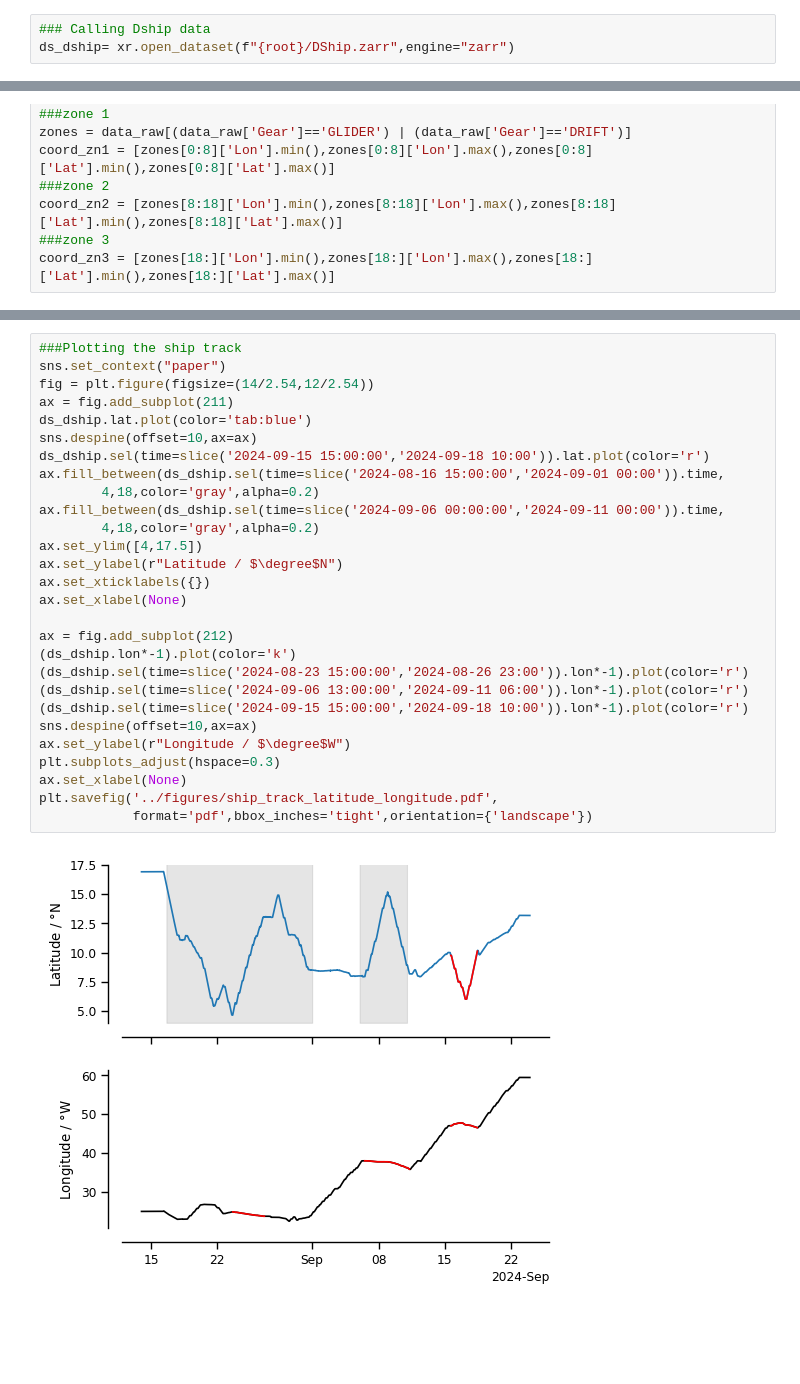
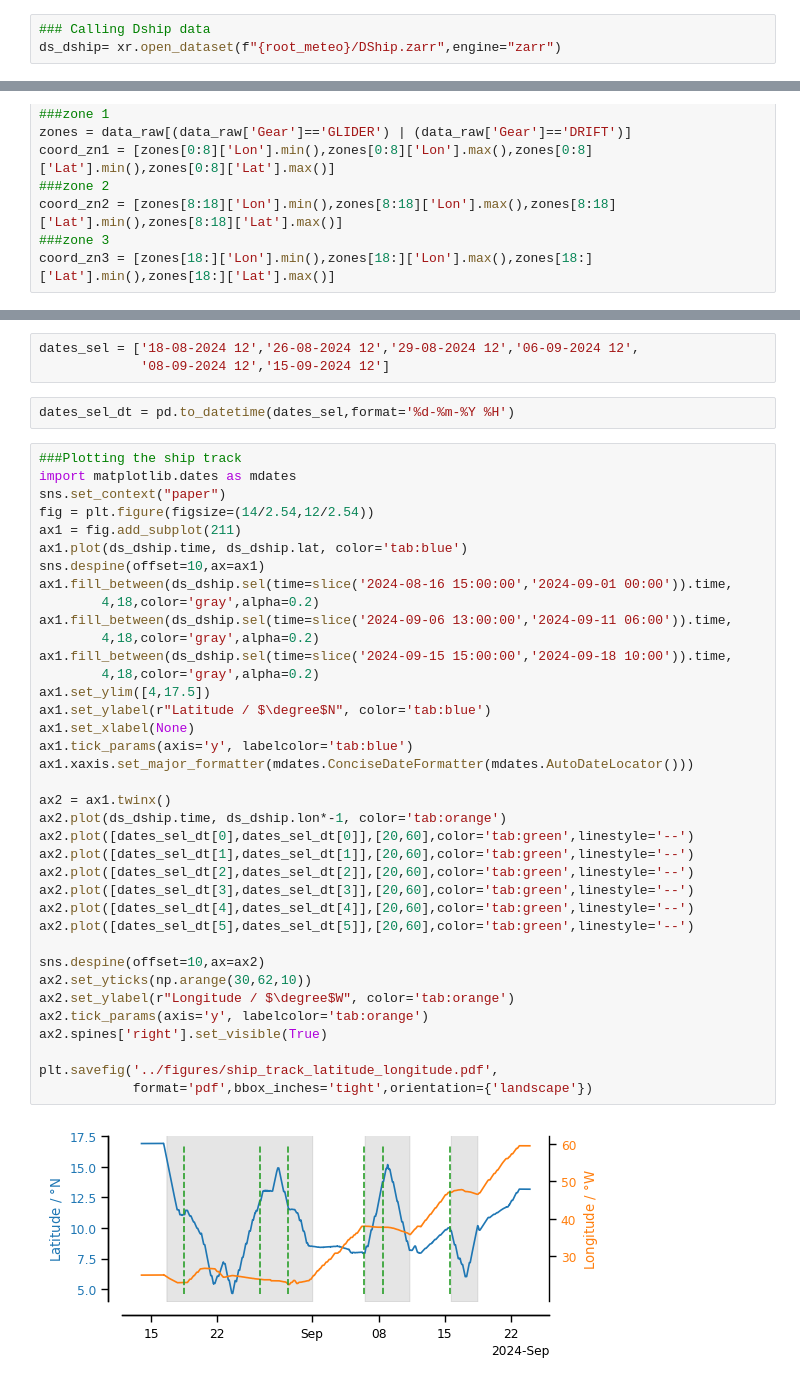
Before and after one commit to hansmsc90/bowtie_data_paper, a Jupyter notebook: scripts/ship_track.ipynb, the cells around one changed output, grey strips where cells are left out. Cells and saved outputs as stored; diff of their text form; blank space fills up the shorter version.

```diff
--- a/scripts/ship_track.ipynb
+++ b/scripts/ship_track.ipynb
@@ -64,6 +63,6 @@ ds_radios_asc = ds_radios.where(ds_radios.ascent_flag==0,drop=True)
 ds_radios_asc['time'] = ds_radios_asc.launch_time.squeeze().values
 # %%
 ### Calling Dship data
-ds_dship= xr.open_dataset(f"{root}/DShip.zarr",engine="zarr")
+ds_dship= xr.open_dataset(f"{root_meteo}/DShip.zarr",engine="zarr")
 # %%
 ### Read data log
@@ -194,30 +197,44 @@ plt.savefig('../figures/ship_track_and_instruments_triple_plot.png',
+# %%
+dates_sel = ['18-08-2024 12','26-08-2024 12','29-08-2024 12','06-09-2024 12',
+             '08-09-2024 12','15-09-2024 12']
+# %%
+dates_sel_dt = pd.to_datetime(dates_sel,format='%d-%m-%Y %H')
 # %%
 ###Plotting the ship track
+import matplotlib.dates as mdates
 sns.set_context("paper")
 fig = plt.figure(figsize=(14/2.54,12/2.54))
-ax = fig.add_subplot(211)
-ds_dship.lat.plot(color='tab:blue')
-sns.despine(offset=10,ax=ax)
-ds_dship.sel(time=slice('2024-09-15 15:00:00','2024-09-18 10:00')).lat.plot(color='r')
-ax.fill_between(ds_dship.sel(time=slice('2024-08-16 15:00:00','2024-09-01 00:00')).time,
+ax1 = fig.add_subplot(211)
+ax1.plot(ds_dship.time, ds_dship.lat, color='tab:blue')
+sns.despine(offset=10,ax=ax1)
+ax1.fill_between(ds_dship.sel(time=slice('2024-08-16 15:00:00','2024-09-01 00:00')).time,
         4,18,color='gray',alpha=0.2)
-ax.fill_between(ds_dship.sel(time=slice('2024-09-06 00:00:00','2024-09-11 00:00')).time,
+ax1.fill_between(ds_dship.sel(time=slice('2024-09-06 13:00:00','2024-09-11 06:00')).time,
         4,18,color='gray',alpha=0.2)
-ax.set_ylim([4,17.5])
-ax.set_ylabel(r"Latitude / $\degree$N")
-ax.set_xticklabels({})
-ax.set_xlabel(None)
+ax1.fill_between(ds_dship.sel(time=slice('2024-09-15 15:00:00','2024-09-18 10:00')).time,
+        4,18,color='gray',alpha=0.2)
+ax1.set_ylim([4,17.5])
+ax1.set_ylabel(r"Latitude / $\degree$N", color='tab:blue')
+ax1.set_xlabel(None)
+ax1.tick_params(axis='y', labelcolor='tab:blue')
+ax1.xaxis.set_major_formatter(mdates.ConciseDateFormatter(mdates.AutoDateLocator()))
 
-ax = fig.add_subplot(212)
-(ds_dship.lon*-1).plot(color='k')
-(ds_dship.sel(time=slice('2024-08-23 15:00:00','2024-08-26 23:00')).lon*-1).plot(color='r')
-(ds_dship.sel(time=slice('2024-09-06 13:00:00','2024-09-11 06:00')).lon*-1).plot(color='r')
-(ds_dship.sel(time=slice('2024-09-15 15:00:00','2024-09-18 10:00')).lon*-1).plot(color='r')
-sns.despine(offset=10,ax=ax)
-ax.set_ylabel(r"Longitude / $\degree$W")
-plt.subplots_adjust(hspace=0.3)
-ax.set_xlabel(None)
+ax2 = ax1.twinx()
+ax2.plot(ds_dship.time, ds_dship.lon*-1, color='tab:orange')
+ax2.plot([dates_sel_dt[0],dates_sel_dt[0]],[20,60],color='tab:green',linestyle='--')
+ax2.plot([dates_sel_dt[1],dates_sel_dt[1]],[20,60],color='tab:green',linestyle='--')
+ax2.plot([dates_sel_dt[2],dates_sel_dt[2]],[20,60],color='tab:green',linestyle='--')
+ax2.plot([dates_sel_dt[3],dates_sel_dt[3]],[20,60],color='tab:green',linestyle='--')
+ax2.plot([dates_sel_dt[4],dates_sel_dt[4]],[20,60],color='tab:green',linestyle='--')
+ax2.plot([dates_sel_dt[5],dates_sel_dt[5]],[20,60],color='tab:green',linestyle='--')
+
+sns.despine(offset=10,ax=ax2)
+ax2.set_yticks(np.arange(30,62,10))
+ax2.set_ylabel(r"Longitude / $\degree$W", color='tab:orange')
+ax2.tick_params(axis='y', labelcolor='tab:orange')
+ax2.spines['right'].set_visible(True)
+
 plt.savefig('../figures/ship_track_latitude_longitude.pdf',
             format='pdf',bbox_inches='tight',orientation={'landscape'})
 # %% [output]
-[figure, old version]
+[figure, new version]
```
Also changed, not shown: parts of 6 cells of this notebook, 39 other files.
